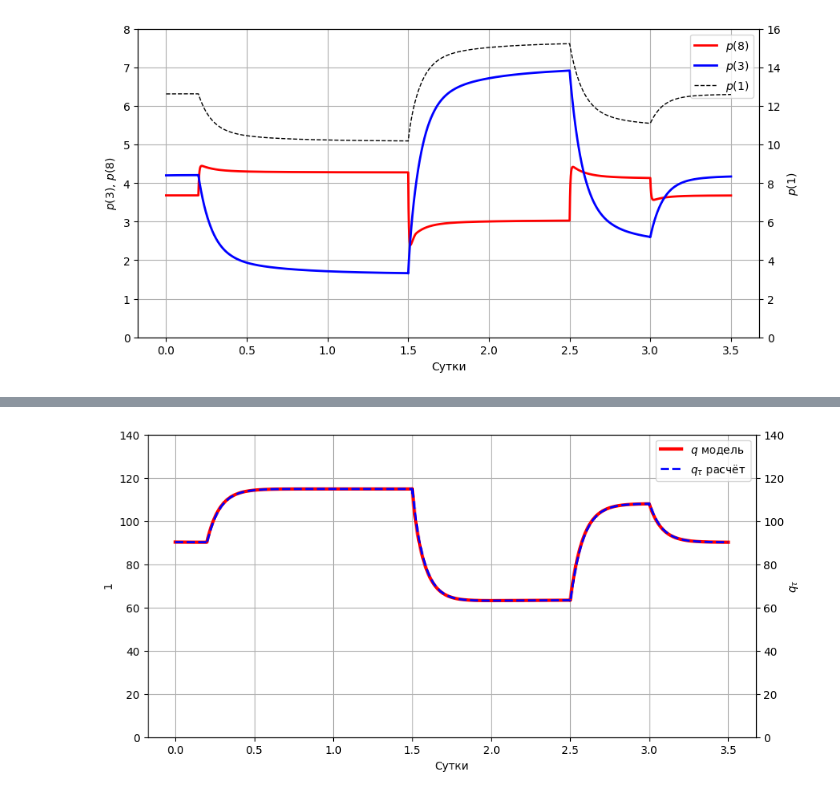
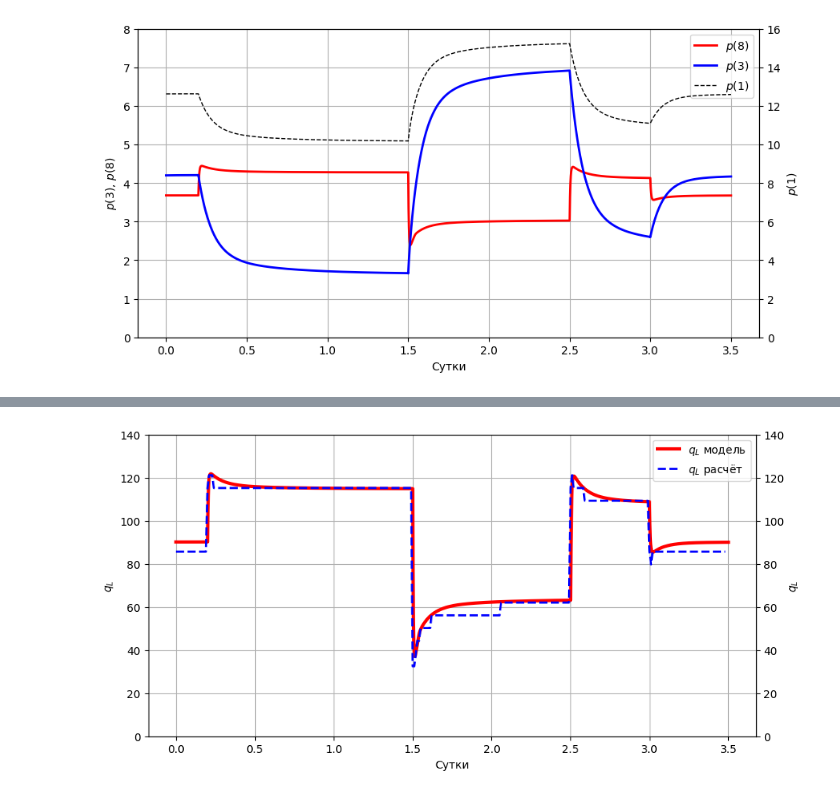
Before and after one commit to IANovoselov/well, a Jupyter notebook: well.ipynb, the cells around one changed output, grey strips where cells are left out. Saved outputs shown, nothing was run; the diff lists cells and outputs as text; code cells hidden in the pictures.

```diff
--- a/well.ipynb
+++ b/well.ipynb
@@ -361,8 +361,8 @@ plt.show()
 [figure]
 # %%
 min_p = 0
-max_p = 16
-points = 1000
+max_p = 7
+points = 50
 
 quant = np.linspace(min_p, max_p, points)
 quant_step = (max_p - min_p) / points
@@ -372,19 +372,18 @@ quant_step
 # %%
-denominator = 1
+denominator = 100
 ident_k = (k//denominator)
 ident_dt = dt * denominator
+ident_tn = t_N * denominator
 
 df_ident = pd.DataFrame({'p_3': [quant[round(index/quant_step)-1] for index in _p_3[::denominator]],
                          'p_4': [quant[round(index/quant_step)-1] for index in _p_4[::denominator]],
                          'p_8': [quant[round(index/quant_step)-1] for index in _p_8[::denominator]],
-                         'p_1': [quant[round(index/quant_step)-1] for index in _p_1[::denominator]],
                          })
 
-df_ident = pd.DataFrame({'p_3': _p_3[::denominator],
-                         'p_4': _p_4[::denominator],
-                         'p_8': _p_8[::denominator],
-                         'p_1': _p_1[::denominator],
-                         })
+# df_ident = pd.DataFrame({'p_3': _p_3[::denominator],
+#                          'p_4': _p_4[::denominator],
+#                          'p_8': _p_8[::denominator],
+#                          })
 # %%
 # Идентификация через производные
 
@@ -619,21 +618,21 @@ for _k in range(ident_k-1):
 
   q_L = (1/(gamma*r_U))*(df_ident['p_8'][_k+1]-p_L)
 
-  dp = (df_ident['p_3'][_k+1]-df_ident['p_4'][_k])
+  dp = (df_ident['p_3'][_k+1]-df_ident['p_4'][_k+1])
 
   if _k == 0:
     dp_t = dp
   else:
-    dp_t = dp_t + (ident_dt/t_N)*(dp - dp_t)
+    dp_t = dp_t + (ident_dt/ident_tn)*(dp - dp_t)
 
-  q_t = q_L + ((S_t/(gamma*t_N)) * (dp - dp_t))
+  q_t = q_L + ((S_t/(gamma*ident_tn)) * (dp - dp_t))
 
   if _k == 0:
     _q_t = q_t
   else:
     _q_t = _q_t + (ident_dt/T_2)*(q_L - _q_t)
 
-  p_1_t = df_ident['p_3'][_k] + gamma*(H_R-H_N+r_K*q_t)
+  p_1_t = df_ident['p_3'][_k+1] + gamma*(H_R-H_N+r_K*q_t)
 
   calc_q_L.add(q_L)
   calc_dp.add(dp)
@@ -670,18 +688,17 @@ plt.show()
 # %%
 from matplotlib import pyplot as plt
 fig, ax = plt.subplots(figsize=(10, 5))
 
 twin1 = ax.twinx()
 
-p1, = ax.plot(df['x'], df['q'], 'r', lw=3, label="$q$ модель")
-p2, = ax.plot(df['x'][:-denominator:denominator], calc_df['q_t'], 'b--', lw=2, label=r"$q_\tau$ расчёт")
+p1, = ax.plot(df['x'], df['q_L'], 'r', lw=3, label="$q_L$ модель")
+p2, = ax.plot(df['x'][:-denominator:denominator], calc_df['q_L'], 'b--', lw=2, label=r"$q_L$ расчёт")
 
-
-ax.set(ylim=(0, 140), xlabel="Сутки", ylabel="$1$")
-twin1.set(ylim=(0, 140), ylabel=r"$q_\tau$")
+ax.set(ylim=(0, 140), xlabel="Сутки", ylabel="$q_L$")
+twin1.set(ylim=(0, 140), ylabel=r"$q_L$")
 
 ax.legend(handles=[p1, p2])
 ax.grid()
 plt.show()
 # %% [output]
-[figure, old version]
+[figure, new version]
```
Also changed, not shown: parts of 14 cells of this notebook.
